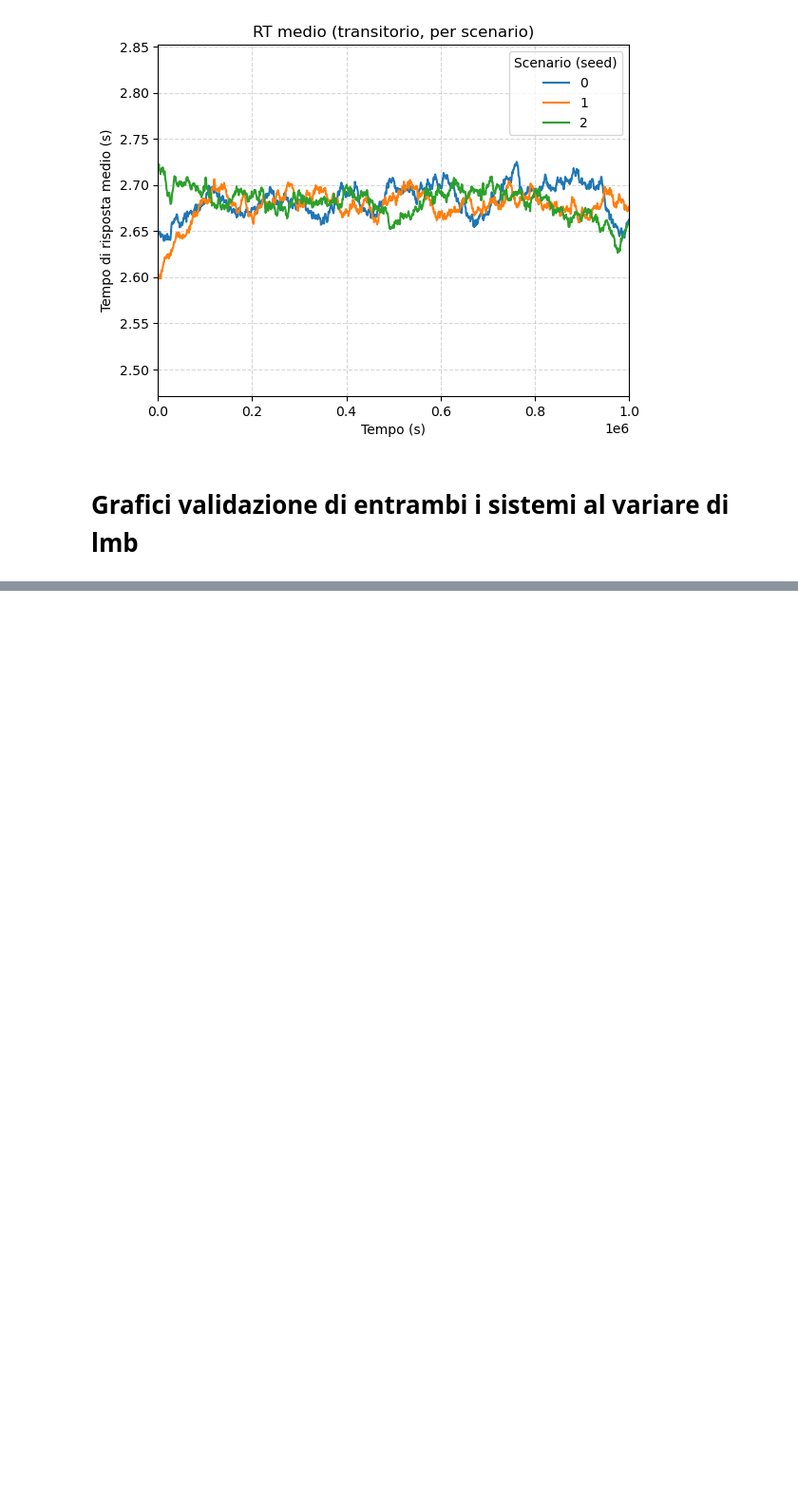
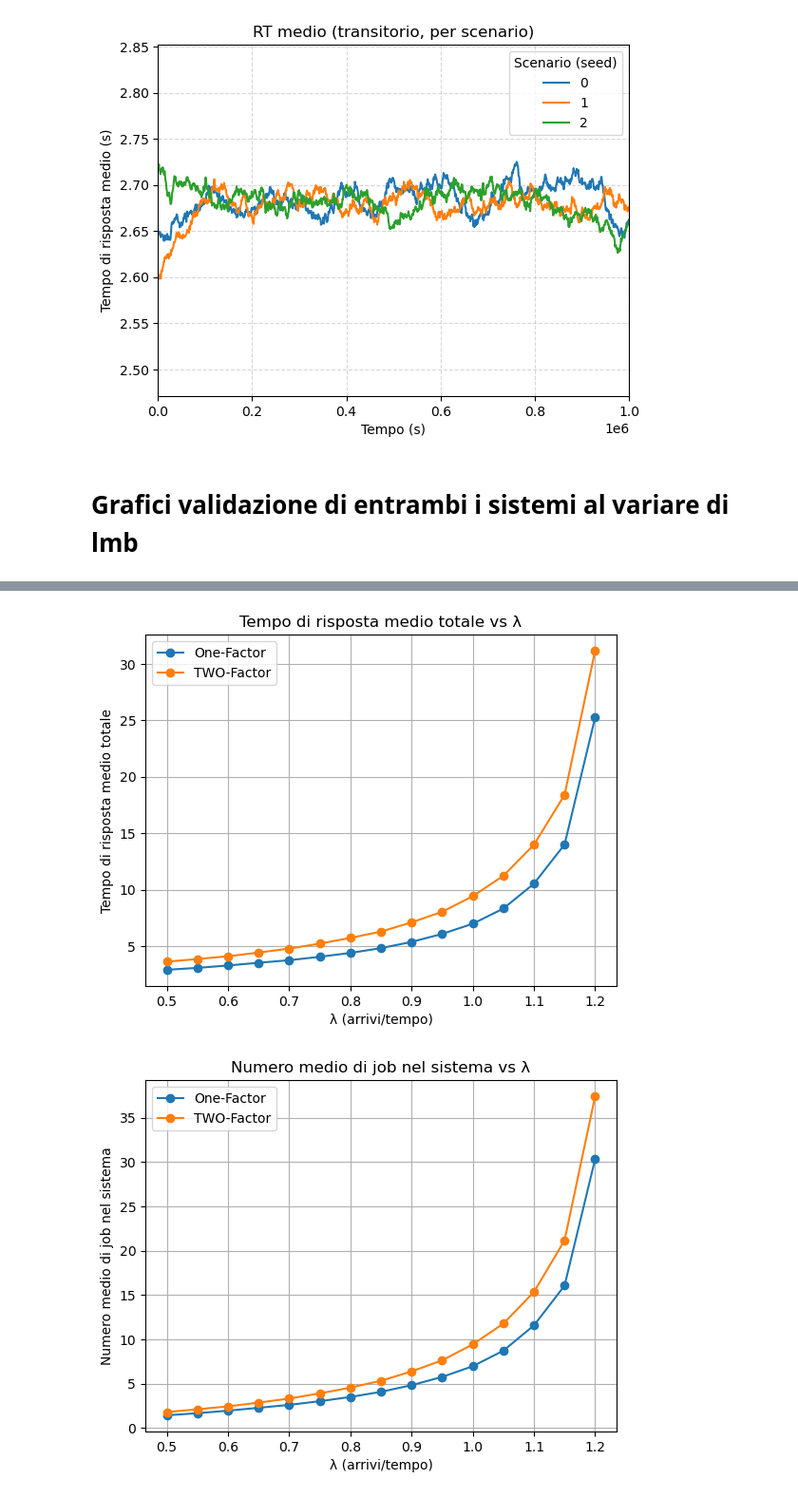
Before and after one commit to lucacupellaro/PMCSN, a Jupyter notebook: PMCSN.ipynb, the cells around one changed output, grey strips where cells are left out. Shown at 95% size. Cells and saved outputs as stored; diff of their text form; code cells hidden in the pictures; blank space fills up the shorter version.

```diff
--- a/PMCSN.ipynb
+++ b/PMCSN.ipynb
@@ -2604,0 +2928,15 @@ print(res_scaled.head())
+# %%
+res_fast = sweep_and_plot_ABAPA_2grafici(
+    mode="fast",
+    lmb_start=0.5, lmb_end=1.2, lmb_step=0.05,
+    # Config 1
+    mu_A1=5.0, mu_B=1.25, mu_A2=2.5, mu_P=2.5, mu_A3=10.0,
+    threshold_time=600000,
+    label_config1="One-Factor",
+    # Config 2
+    mu_A12=5.0, mu_B2=1.25, mu_A22=2.5, mu_P2=1.42, mu_A32=6.66,
+    label_config2="TWO-Factor"
+)
+# %% [output]
+[figure, added]
+[figure, added]
```
Also changed, not shown: parts of 9 cells of this notebook, 2 other files.
